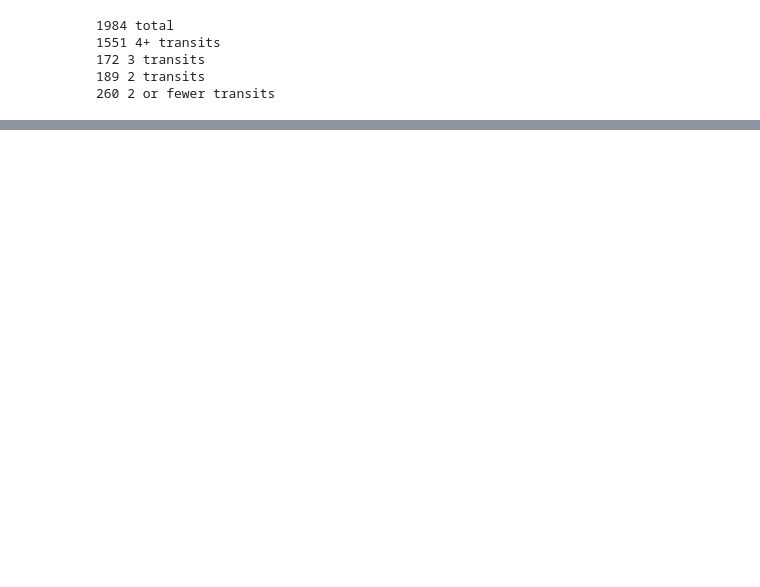
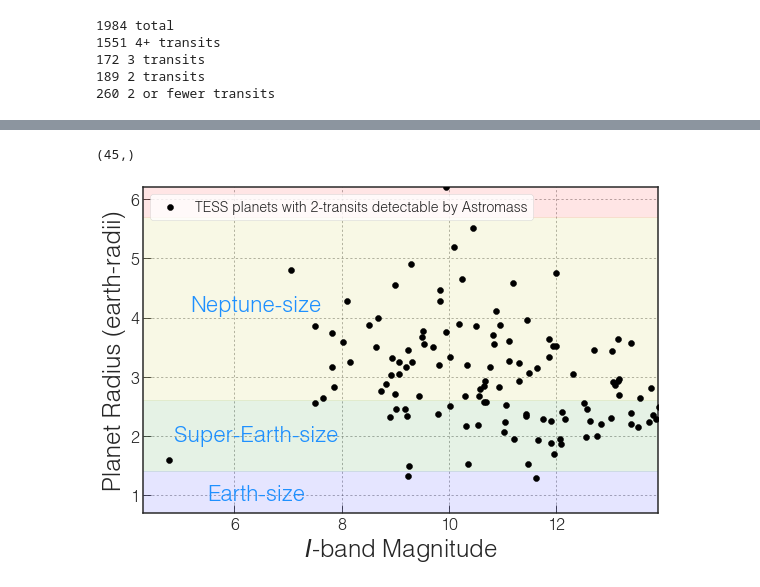
Before and after one commit to mrtommyb/bendeksim, a Jupyter notebook: code/detectionsim.ipynb, the cells around one changed output, grey strips where cells are left out. Saved outputs shown, nothing was run; the diff lists cells and outputs as text; code cells hidden in the pictures; blank space fills up the shorter version.

```diff
--- a/code/detectionsim.ipynb
+++ b/code/detectionsim.ipynb
@@ -81,3 +109,33 @@ plt.xlim(0,60)
+# %%
+fig, ax = plt.subplots(1, 1, figsize=[8,5.5])
+ax.scatter(bendek_catalog_SNR.Imag, bendek_catalog_SNR.Rp, label='TESS planets with 2-transits detectable by Astromass', color='k', zorder=100)
+
+ax.fill_between([0,15],0,1.4, color='b', alpha=0.1)
+ax.fill_between([0,15],1.4,2.6, color='g', alpha=0.1)
+ax.fill_between([0,15],2.6,5.7, color='y', alpha=0.1)
+ax.fill_between([0,15],5.7,11, color='r', alpha=0.1)
+
+ax.set_xlim(4.3,13.9)
+
+ax.set_ylim(0.7,6.2)
+
+ax.set_xlabel('$I$-band Magnitude')
+ax.set_ylabel('Planet Radius (earth-radii)')
+ax.text(6.4, 1.0,'Earth-size', fontsize=22, color='dodgerblue', verticalalignment='center',
+        horizontalalignment='center')
+ax.text(6.4, 2.0,'Super-Earth-size', fontsize=22, color='dodgerblue', verticalalignment='center',
+        horizontalalignment='center')
+ax.text(6.4, 4.2,'Neptune-size', fontsize=22, color='dodgerblue', verticalalignment='center',
+        horizontalalignment='center')
+ax.grid()
+ax.legend(loc=2, )
+fig.tight_layout()
+
+print(bendek_catalog_SNR.Rp[(bendek_catalog_SNR.Rp >1.4) * (bendek_catalog_SNR.Rp <2.6)].shape)
+fig.savefig('fig12-detected.png', dpi=150)
+# %% [output]
+(45,)
+[figure, added]
 # %%
 tdepth = ((bendek_catalog_SNR.Rp / bendek_catalog_SNR.Rstar) * 0.009154)**2
 # %%
```
Also changed, not shown: parts of 18 cells of this notebook, 4 other files.
